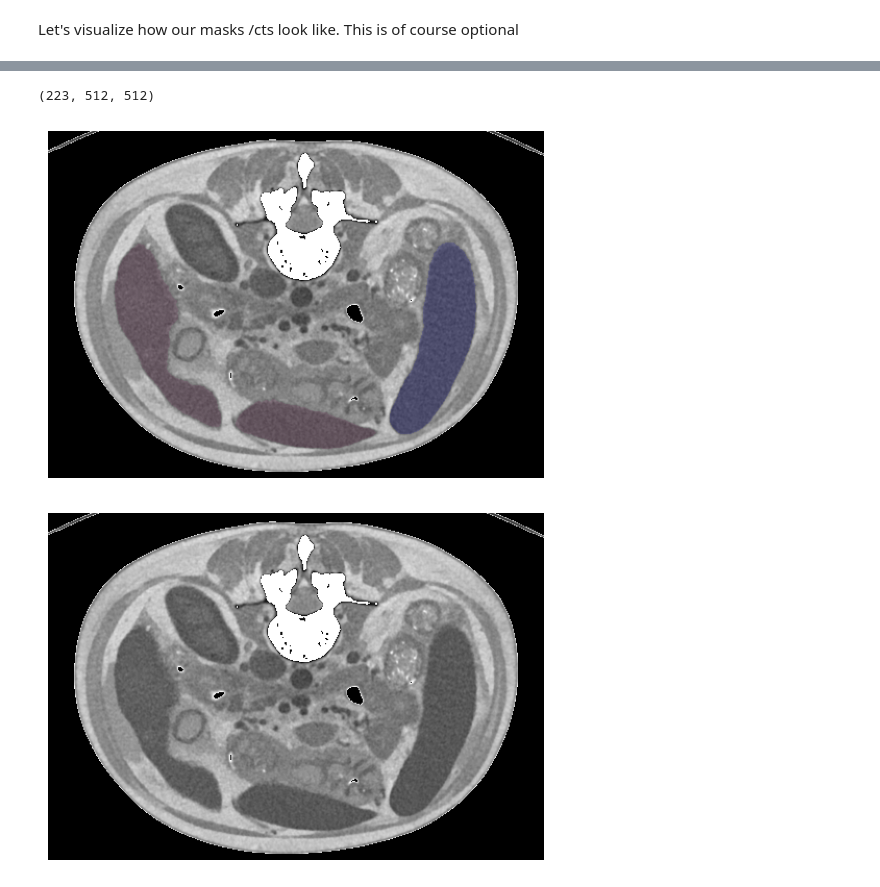
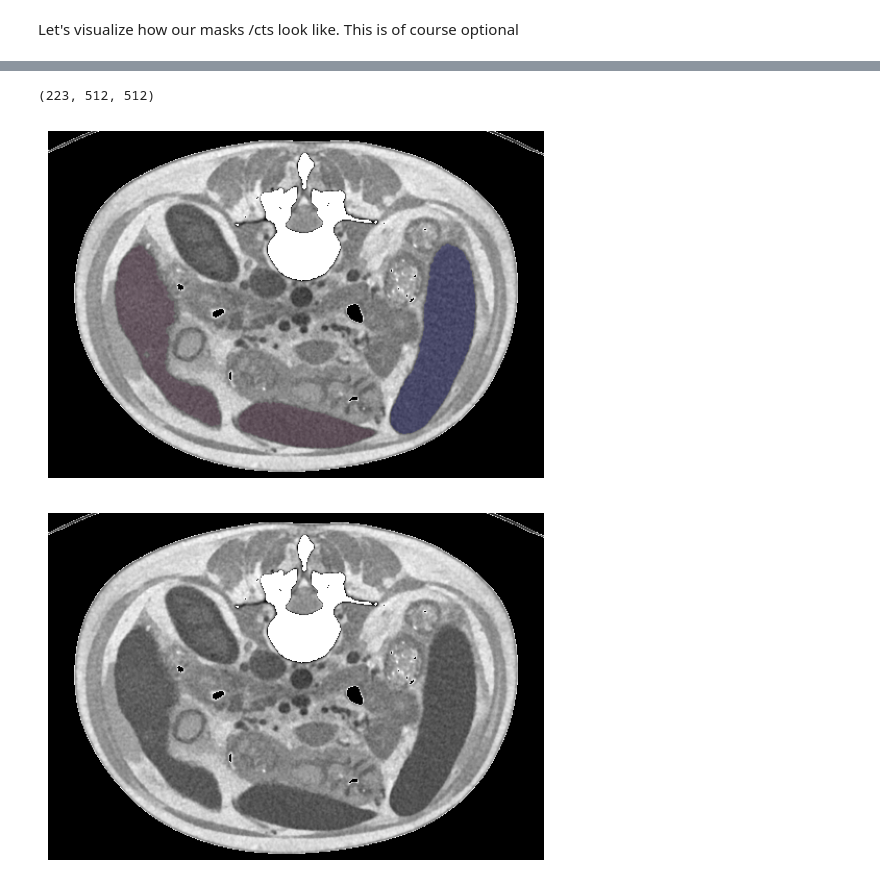
Before and after one commit to mlwatzenboeck/RADIPOP, a Jupyter notebook: notebooks/CW_extract_features.ipynb, the cells around one changed output, grey strips where cells are left out. Cells and saved outputs as stored; diff of their text form; code cells hidden in the pictures.

```diff
--- a/notebooks/CW_extract_features.ipynb
+++ b/notebooks/CW_extract_features.ipynb
@@ -110,0 +85,17 @@ df = pd.read_excel(RADIPOP_PACKAGE_ROOT / "data" / "file_paths_and_hvpg_data.xls
+# %%
+#  create file with paths original dataset (as close as possible to Sin et al. )
+
+dataset = "Dataset125_LSS"
+# DATA_ROOT_DIRECTORY_2 = "/home/cwatzenboeck/data/nnUNet_frame"
+# df = load_image_hvpg_data_and_split_info(DATA_ROOT_DIRECTORY_2, dataset=dataset, use_nnUNet_segmentation=False)
+
+# # # check existence:
+# for i in range(len(df)):
+#     p = df.loc[0, "masks"]
+#     assert os.path.isfile(p), f"{p} is not a file/ does not exist"
+#     p = df.loc[0, "images"]
+#     assert os.path.isfile(p), f"{p} is not a file/ does not exist"
+
+
+# df.to_excel(RADIPOP_PACKAGE_ROOT / "data" / f"file_paths_and_hvpg_data_{dataset}_no_autoseg.xlsx")
+df = pd.read_excel(RADIPOP_PACKAGE_ROOT / "data" / f"file_paths_and_hvpg_data_{dataset}_no_autoseg.xlsx")
@@ -149,35 +144,37 @@ radipop_utils.visualization.overlay_masks(image_xy_slice, [], []);
 [figure]
 # %%
 # Perform some windowing on the image:
-# a typical soft tissue window is  wl=50, ww=500
-# in the paper wl=60, ww=400 was used.
+# a typical soft tissue window is
+# wl=50, ww=500
+# in the paper a slightly different one was used:
+# wl=60, ww=400
 
 # fe_setting = RADIPOP_PACKAGE_ROOT / "yaml" / "exampleCT.yaml" # not needed ...
 
 
-img_transformed = convert_and_extract_from_nii(image_loc, out_range=[0, 1.0], wl=50, ww=500, dtype=np.float64)
+img_transformed = convert_and_extract_from_nii(image_loc, out_range=[0, 255], wl=60, ww=400, dtype=np.uint8)
 
 img_array = sitk.GetArrayFromImage(img_transformed)
 mask_array = sitk.GetArrayFromImage(mask)
 
 idx = 120
 image_xy_slice = img_array[idx, :, :]
 label_xy_slice = mask_array[idx, :, :]
 
 crop = lambda x: radipop_utils.visualization.crop_image(x, top_ratio=0.15, bottom_ratio=0.2, left_ratio=0.05, right_ratio=0.02)
 image_xy_slice = crop(image_xy_slice)
 label_xy_slice = crop(label_xy_slice)
 
 color_dictionary = {
     'violet': (170/255, 48/255, 127/255, 0.35),
     'blue':   (0, 0, 1, 0.35),
 }
 #                                         ct               liver                        spleen
 radipop_utils.visualization.overlay_masks(image_xy_slice, [label_xy_slice==1,           label_xy_slice==2],
                                                           [color_dictionary['violet'],  color_dictionary['blue']]);
 
 radipop_utils.visualization.overlay_masks(image_xy_slice, [], []);
 # %% [output]
 (223, 512, 512)
-[figure, old version]
+[figure, new version]
-[figure, old version]
+[figure, new version]
```
Also changed, not shown: parts of 6 cells of this notebook.
